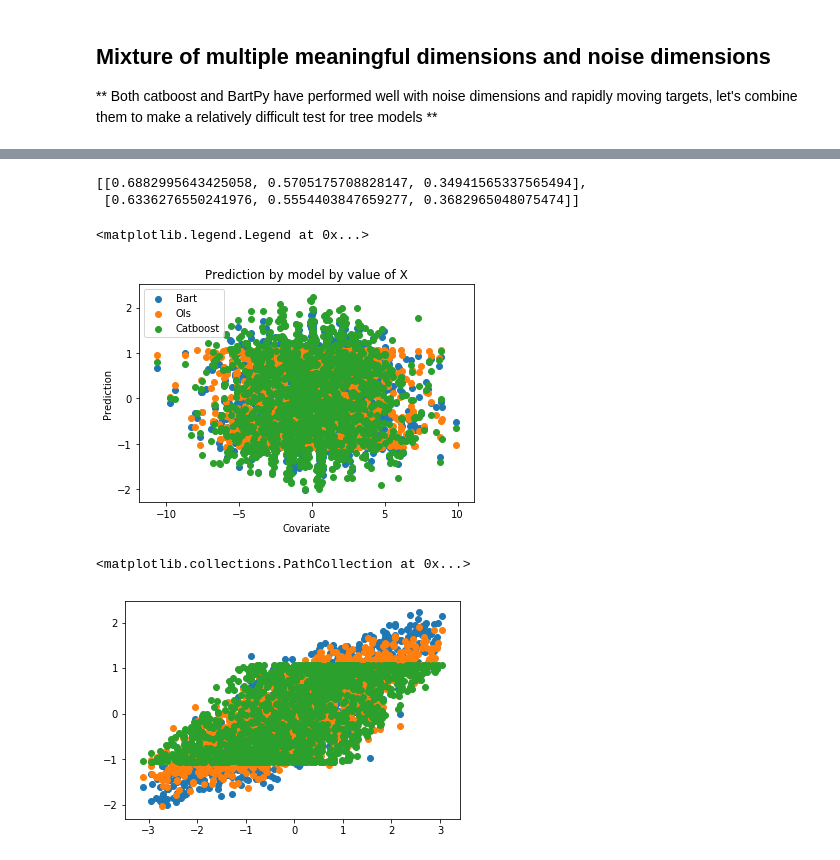
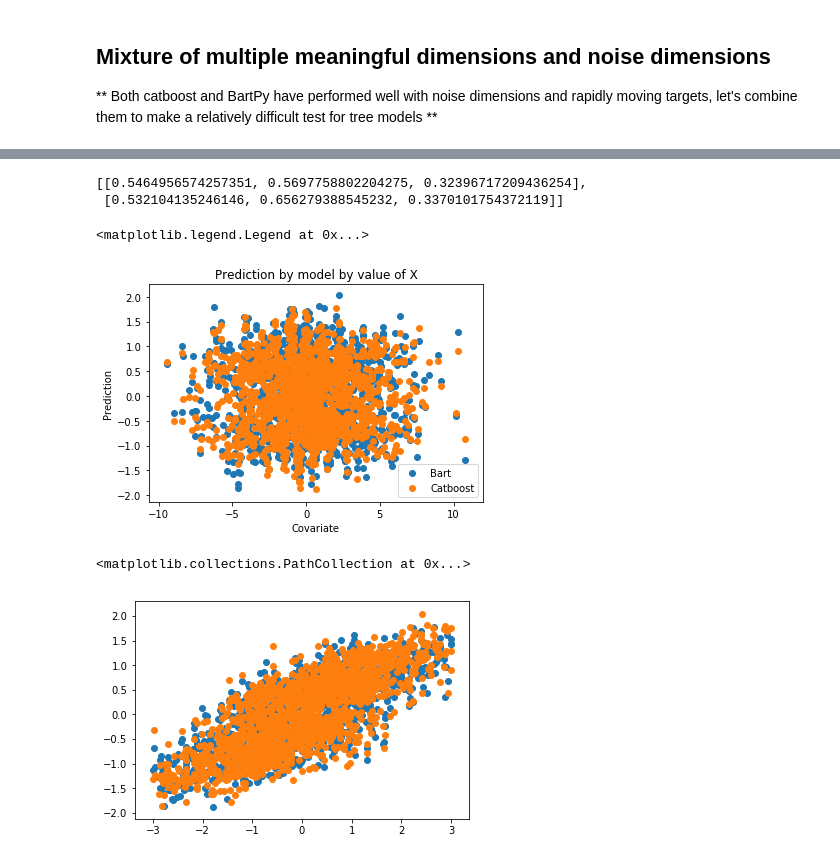
Before and after one commit to JakeColtman/bartpy, a Jupyter notebook: examples/Comparison of model with sin waves.ipynb, the cells around one changed output, grey strips where cells are left out. Cells and saved outputs as stored; diff of their text form; code cells hidden in the pictures.

```diff
--- a/examples/Comparison of model with sin waves.ipynb
+++ b/examples/Comparison of model with sin waves.ipynb
@@ -32,7 +32,7 @@ def fit_catboost(X_train, y_train, X_test, y_test):
     return catboost_model, pred, score
 
 def fit_bartpy(X_train, y_train, X_test, y_test):
-    model = SklearnModel(n_samples=1000, n_burn=50, n_trees=500)
+    model = SklearnModel(n_samples=1000, n_burn=3, n_trees=500)
     model.fit(X_train, y_train)
     pred = model.predict(X_test)
     score = model.score(X_test, y_test)
@@ -48,7 +48,7 @@ def fit_linear_model(X_train, y_train, X_test, y_test):
 
 kf = KFold(2)
 
-def compare_models(X, y, models_funcs = [fit_catboost, fit_bartpy, fit_linear_model]):
+def compare_models(X, y, models_funcs = [fit_bartpy, fit_catboost, fit_linear_model]):
     scores, predictions, trained_models = [], [], []
 
     for train_index, test_index in kf.split(X):
@@ -290,3 +332,3 @@ Text(0.5,1,'X v y')
 # %%
-scores, predictions, trained_models = compare_models(X, y)
+scores, predictions, trained_models = compare_models(X, y, [fit_bartpy])
 # %% [output]
@@ -311,26 +339,26 @@ KeyboardInterrupt:
 # %%
 scores
 # %% [output]
-[[0.6882995643425058, 0.5705175708828147, 0.34941565337565494],
- [0.6336276550241976, 0.5554403847659277, 0.3682965048075474]]
+[[0.5464956574257351, 0.5697758802204275, 0.32396717209436254],
+ [0.532104135246146, 0.656279388545232, 0.3370101754372119]]
 # %%
 plt.scatter(X[:1500,3],predictions[0][1], label = "Bart")
-plt.scatter(X[:1500,3],predictions[0][2], label = "Ols")
+#plt.scatter(X[:1500,3],predictions[0][2], label = "Ols")
 plt.scatter(X[:1500,3],predictions[0][0], label = "Catboost")
 plt.ylabel("Prediction")
 plt.xlabel("Covariate")
 plt.title("Prediction by model by value of X")
 plt.legend(loc = "best")
 # %% [output]
 <matplotlib.legend.Legend at 0x...>
-[figure, old version]
+[figure, new version]
 # %%
 plt.scatter(y[:1500],predictions[0][0], label = "Catboost")
 plt.scatter(y[:1500],predictions[0][1], label = "Catboost")
-plt.scatter(y[:1500],predictions[0][2], label = "Catboost")
+#plt.scatter(y[:1500],predictions[0][2], label = "Catboost")
 # %% [output]
 <matplotlib.collections.PathCollection at 0x...>
-[figure, old version]
+[figure, new version]
 # %%
 import seaborn as sns
 p = pd.DataFrame(np.array(predictions[1]).T, columns = ["Catboost", "BartPy", "Linear"])
```
Also changed, not shown: parts of 12 cells of this notebook, 2 other files.
